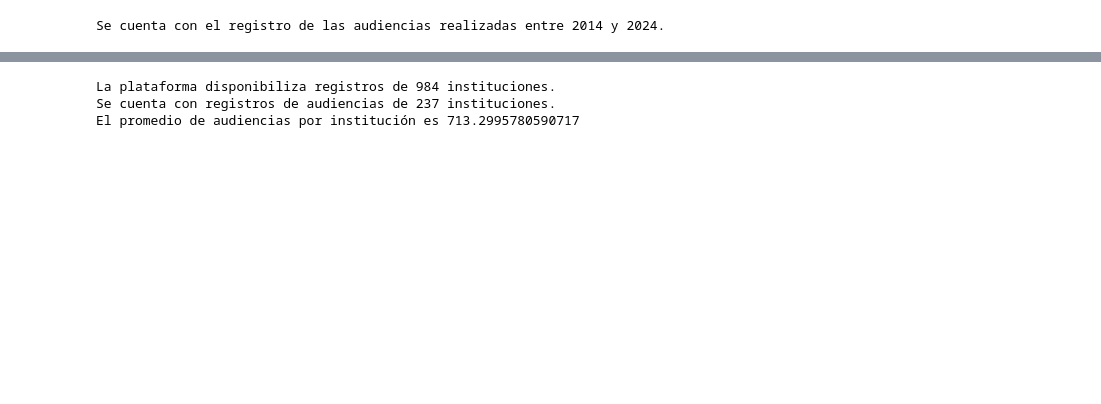
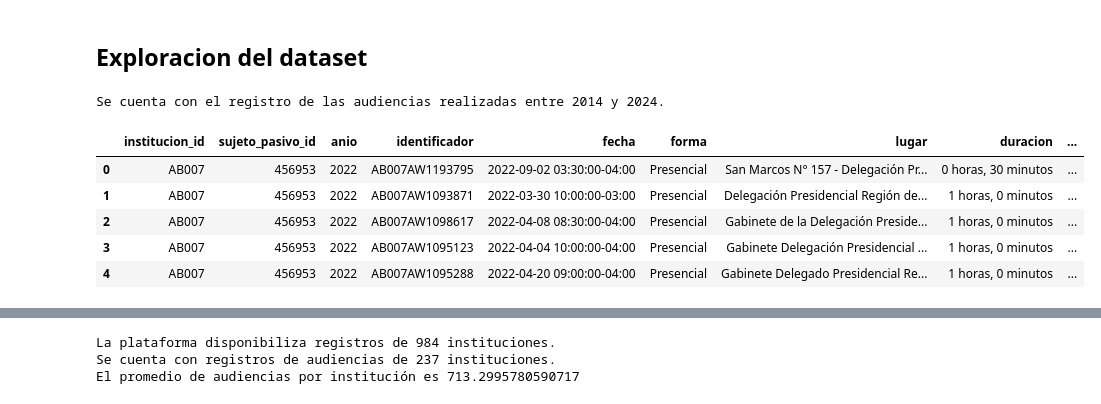
Before and after one commit to camirojasguajardo/lobby-recsys, a Jupyter notebook: data_analysis.ipynb, the cells around one changed output, grey strips where cells are left out. Drawn from its saved outputs; the diff is of its cells as text; code cells hidden in the pictures; blank space fills up the shorter version.

```diff
--- a/data_analysis.ipynb
+++ b/data_analysis.ipynb
@@ -7,7 +7,18 @@ active_subjects = pd.read_csv(os.path.join("data", "active_subjects.csv"))
 audiences = pd.read_csv(os.path.join("data", 'audiencies.csv'))
 institutions = pd.read_csv(os.path.join("data", 'institutions.csv'))
 passive_subjects = pd.read_csv(os.path.join("data", 'passive_subjects.csv'))
+# %% [markdown]
+## Exploracion del dataset
 # %%
 print(f"Se cuenta con el registro de las audiencias realizadas entre {audiences.anio.min()} y {audiences.anio.max()}.")
 # %% [output]
 Se cuenta con el registro de las audiencias realizadas entre 2014 y 2024.
+# %%
+audiences.head()
+# %% [output]
+|  | institucion_id | sujeto_pasivo_id | anio | identificador | fecha | forma | lugar | duracion | ... |
+| 0 | AB007 | 456953 | 2022 | AB007AW1193795 | 2022-09-02 03:30:00-04:00 | Presencial | San Marcos N° 157 - Delegación Pr... | 0 horas, 30 minutos | ... |
+| 1 | AB007 | 456953 | 2022 | AB007AW1093871 | 2022-03-30 10:00:00-03:00 | Presencial | Delegación Presidencial Región de... | 1 horas, 0 minutos | ... |
+| 2 | AB007 | 456953 | 2022 | AB007AW1098617 | 2022-04-08 08:30:00-04:00 | Presencial | Gabinete de la Delegación Preside... | 1 horas, 0 minutos | ... |
+| 3 | AB007 | 456953 | 2022 | AB007AW1095123 | 2022-04-04 10:00:00-04:00 | Presencial | Gabinete Delegación Presidencial ... | 1 horas, 0 minutos | ... |
+| 4 | AB007 | 456953 | 2022 | AB007AW1095288 | 2022-04-20 09:00:00-04:00 | Presencial | Gabinete Delegado Presidencial Re... | 1 horas, 0 minutos | ... |
```
Also changed, not shown: parts of 5 cells of this notebook, 5 other files.
